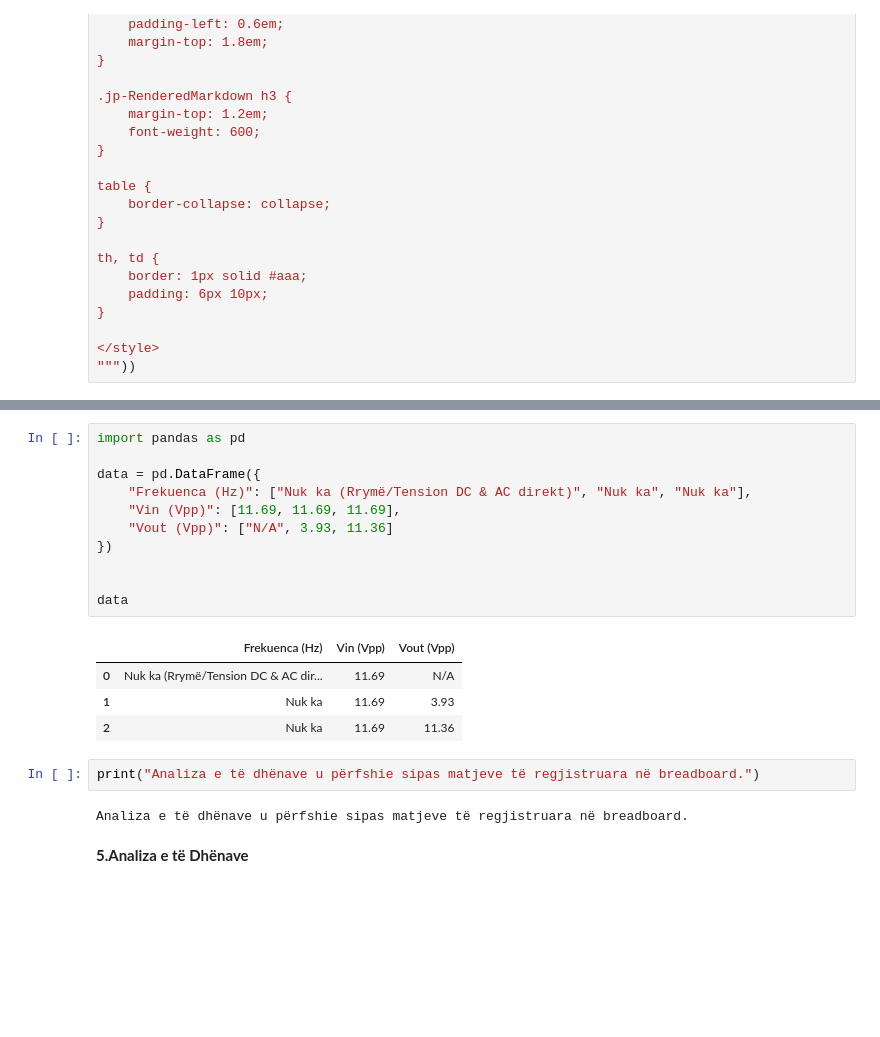
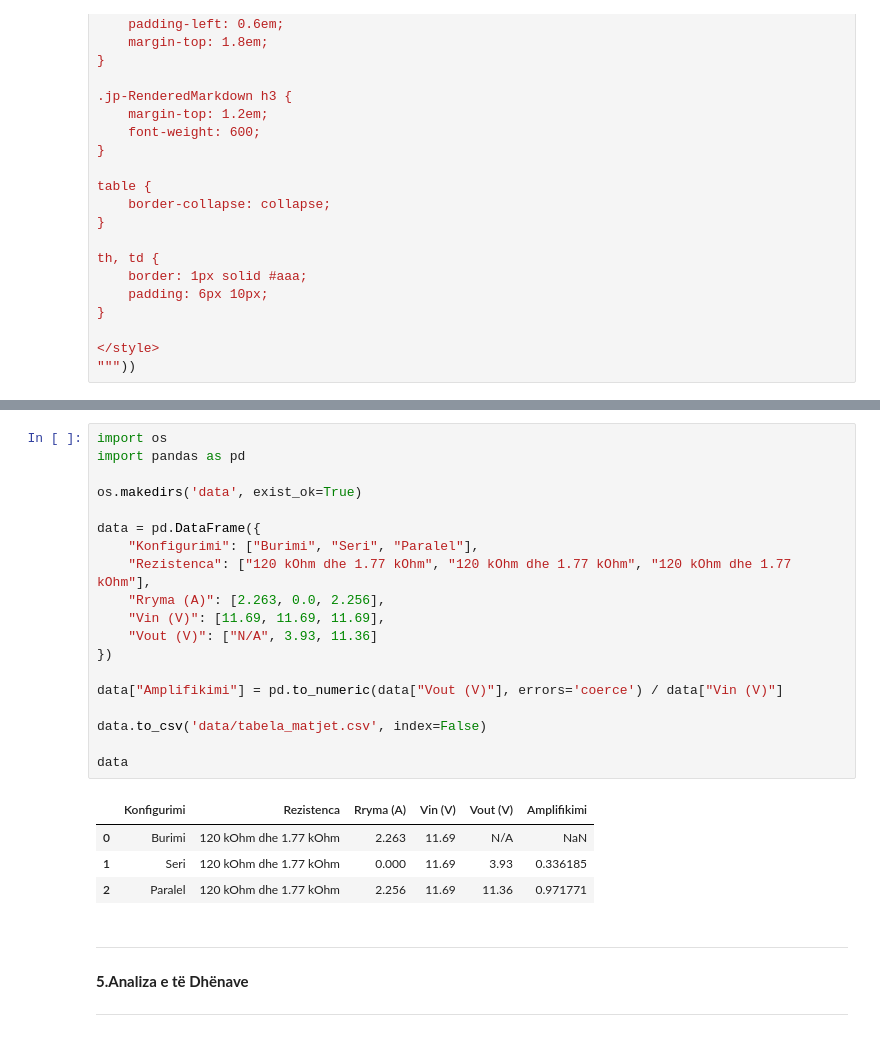
Before and after one commit to Redian-Dida/Elektronika_FSHK, a Jupyter notebook: Lab 1/Raport.ipynb, the cells around one changed output, grey strips where cells are left out. Drawn from its saved outputs; the diff is of its cells as text; blank space fills up the shorter version.

```diff
--- a/Lab 1/Raport.ipynb
+++ b/Lab 1/Raport.ipynb
@@ -86,24 +94,31 @@ $I = \frac{V}{R}$
-# %%
-import pandas as pd
-
-data = pd.DataFrame({
-    "Frekuenca (Hz)": ["Nuk ka (Rrymë/Tension DC & AC direkt)", "Nuk ka", "Nuk ka"],
-    "Vin (Vpp)": [11.69, 11.69, 11.69],
-    "Vout (Vpp)": ["N/A", 3.93, 11.36]
-})
-
-
-data
-# %% [output]
-|  | Frekuenca (Hz) | Vin (Vpp) | Vout (Vpp) |
-| 0 | Nuk ka (Rrymë/Tension DC & AC dir... | 11.69 | N/A |
-| 1 | Nuk ka | 11.69 | 3.93 |
-| 2 | Nuk ka | 11.69 | 11.36 |
-# %%
-print("Analiza e të dhënave u përfshie sipas matjeve të regjistruara në breadboard.")
-# %% [output]
-Analiza e të dhënave u përfshie sipas matjeve të regjistruara në breadboard.
+# %%
+import os
+import pandas as pd
+
+os.makedirs('data', exist_ok=True)
+
+data = pd.DataFrame({
+    "Konfigurimi": ["Burimi", "Seri", "Paralel"],
+    "Rezistenca": ["120 kOhm dhe 1.77 kOhm", "120 kOhm dhe 1.77 kOhm", "120 kOhm dhe 1.77 kOhm"],
+    "Rryma (A)": [2.263, 0.0, 2.256],
+    "Vin (V)": [11.69, 11.69, 11.69],
+    "Vout (V)": ["N/A", 3.93, 11.36]
+})
+
+data["Amplifikimi"] = pd.to_numeric(data["Vout (V)"], errors='coerce') / data["Vin (V)"]
+
+data.to_csv('data/tabela_matjet.csv', index=False)
+
+data
+# %% [output]
+|  | Konfigurimi | Rezistenca | Rryma (A) | Vin (V) | Vout (V) | Amplifikimi |
+| 0 | Burimi | 120 kOhm dhe 1.77 kOhm | 2.263 | 11.69 | N/A | NaN |
+| 1 | Seri | 120 kOhm dhe 1.77 kOhm | 0.000 | 11.69 | 3.93 | 0.336185 |
+| 2 | Paralel | 120 kOhm dhe 1.77 kOhm | 2.256 | 11.69 | 11.36 | 0.971771 |
 # %% [markdown]
+---
 
- **5.Analiza e të Dhënave**
+**5.Analiza e të Dhënave**
+
+---
 # %%
```
Also changed, not shown: parts of 5 cells of this notebook.
